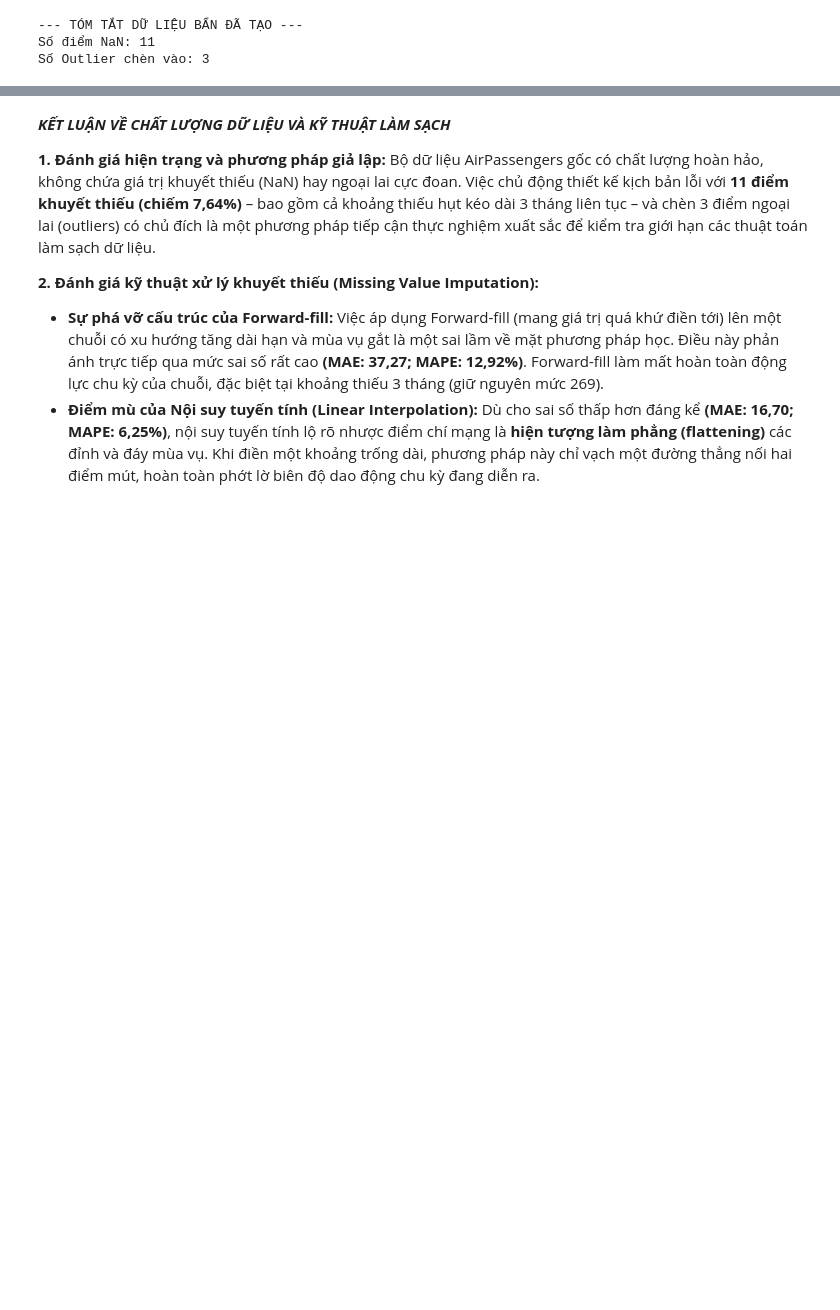
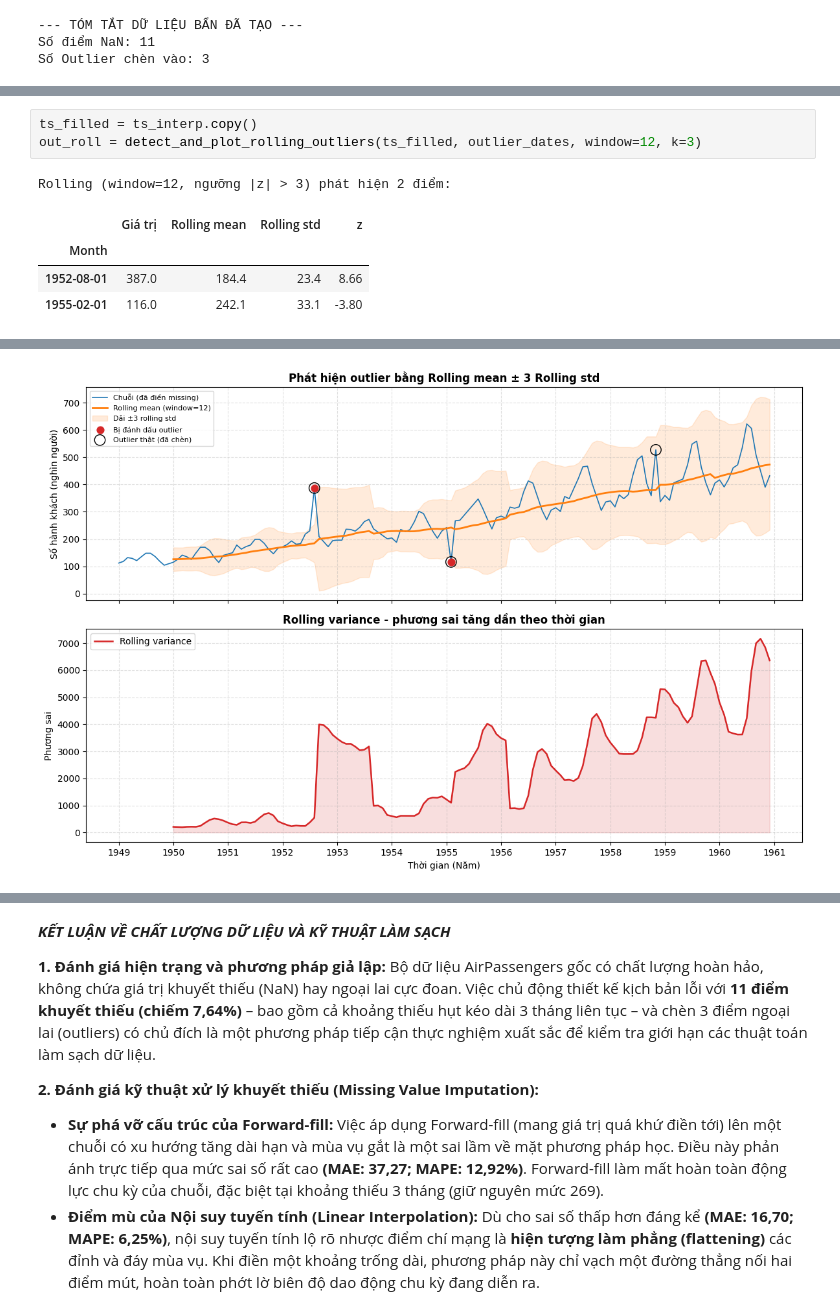
Before and after one commit to OrangkillEmily/Lab_TimeSeries, a Jupyter notebook: notebooks/lab01/Lab01_TimeSeries.ipynb, the cells around one changed output, grey strips where cells are left out. Saved outputs shown, nothing was run; the diff lists cells and outputs as text; blank space fills up the shorter version.

```diff
--- a/notebooks/lab01/Lab01_TimeSeries.ipynb
+++ b/notebooks/lab01/Lab01_TimeSeries.ipynb
@@ -502,0 +498,9 @@ plot_before_after_cleaning(
+# %%
+ts_filled = ts_interp.copy()
+out_roll = detect_and_plot_rolling_outliers(ts_filled, outlier_dates, window=12, k=3)
+# %% [output]
+Rolling (window=12, ngưỡng |z| > 3) phát hiện 2 điểm:
+|  | Giá trị | Rolling mean | Rolling std | z |
+| Month |  |  |  |  |
+| 1952-08-01 | 387.0 | 184.4 | 23.4 | 8.66 |
+| 1955-02-01 | 116.0 | 242.1 | 33.1 | -3.80 |
@@ -502,0 +508 @@ plot_before_after_cleaning(
+[figure, added]
```
Also changed, not shown: parts of 18 cells of this notebook, 3 other files.
